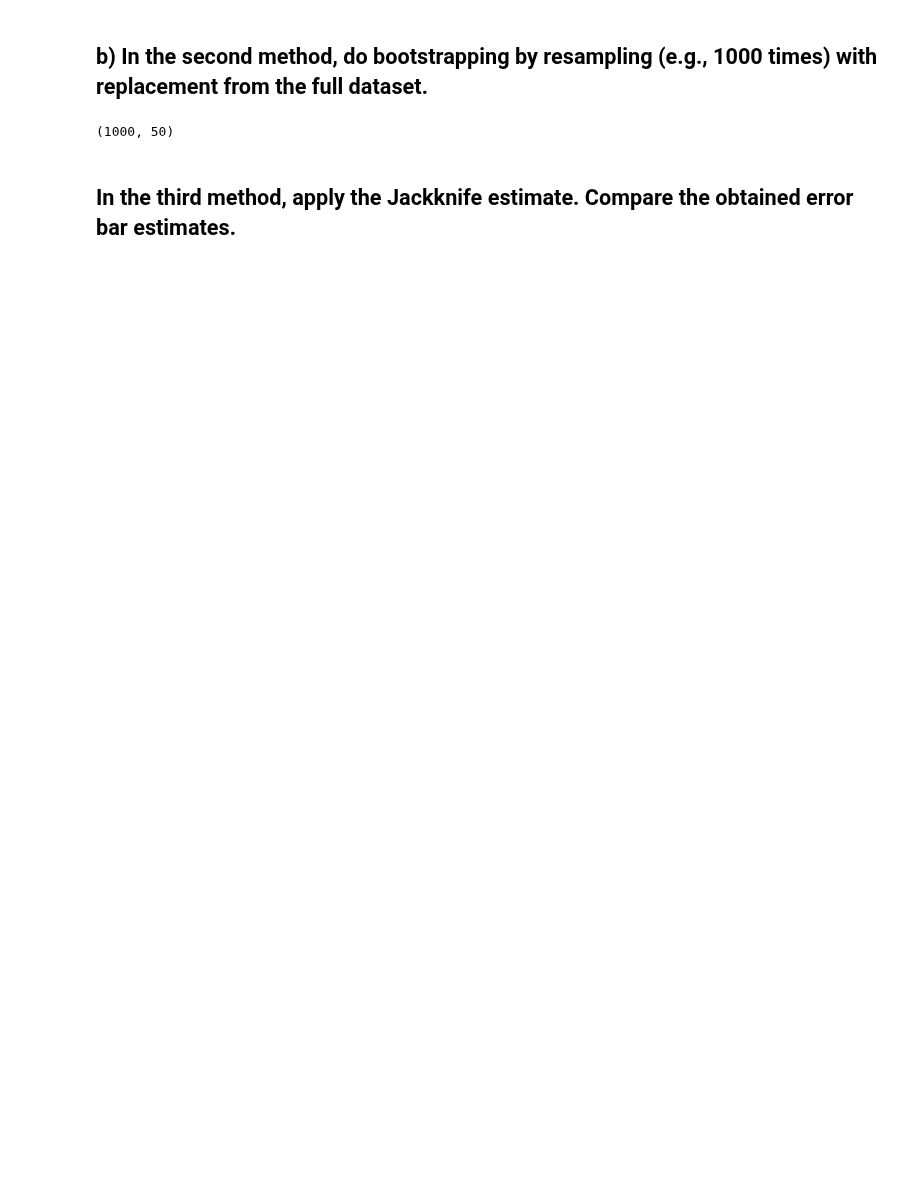
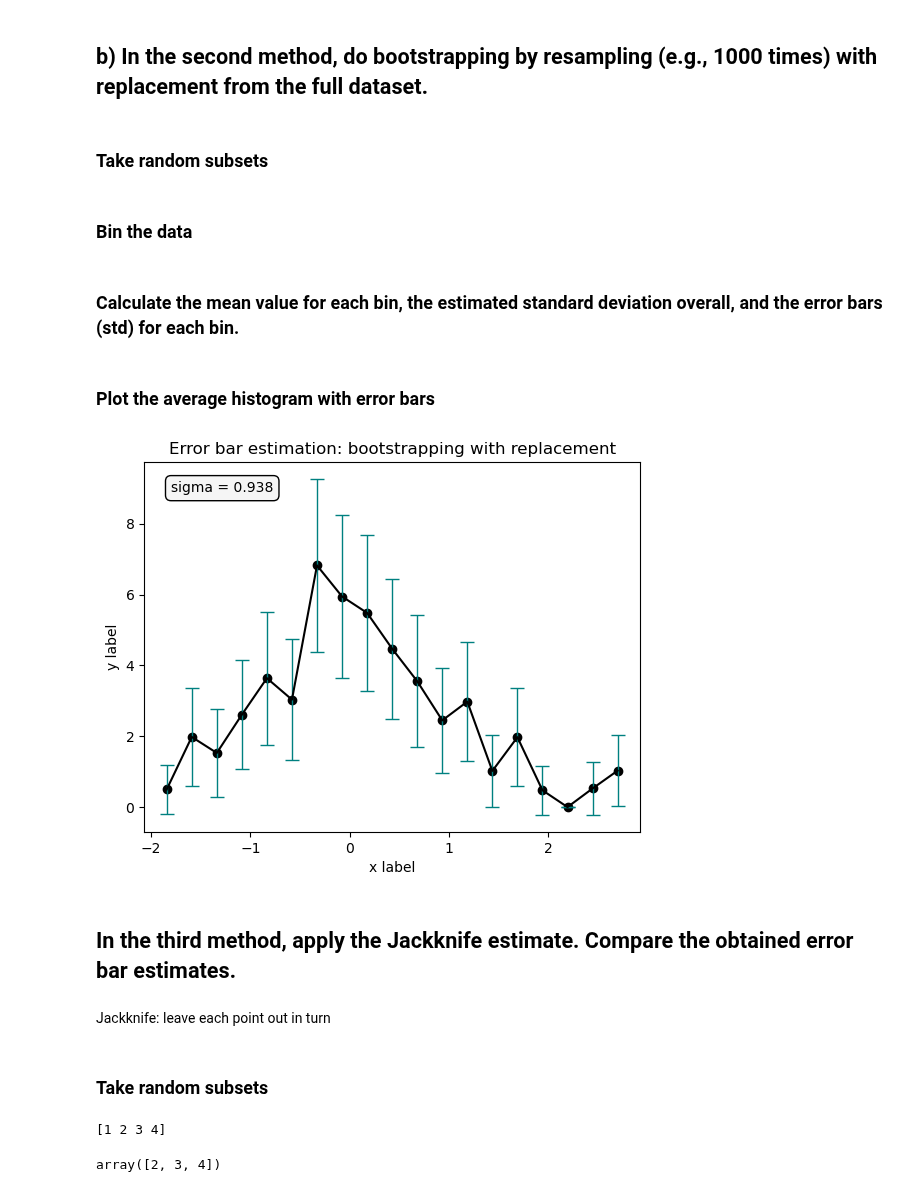
Before and after one commit to acumpelik/DSSC23, a Jupyter notebook: DSSC23-Homework3-Andrea_Cumpelik.ipynb, the cells around one changed output. Drawn from its saved outputs; the diff is of its cells as text; code cells hidden in the pictures; blank space fills up the shorter version.

```diff
--- a/DSSC23-Homework3-Andrea_Cumpelik.ipynb
+++ b/DSSC23-Homework3-Andrea_Cumpelik.ipynb
@@ -116,24 +149,67 @@ plt.scatter(bins[:-1], counts, marker='o', s=15,color='k')
 # %% [markdown]
 ## b) In the second method, do bootstrapping by resampling (e.g., 1000 times) with replacement from the full dataset.
+# %% [markdown]
+### Take random subsets
 # %%
-sample_size = int(data.size/2)
+subsetSize = int(data.size/2)
 permutations = 1000
-std_estimates2 = np.zeros(permutations)
 
-def sample_with_replacement(data, sample_size, permutations):
-    samples = np.zeros((permutations, sample_size)) # store sample for each permutation; may delete later
+def bootstrap_with_replacement(data, subsetSize, permutations):
+    '''
+    Takes a random subset of the data by drawing each element individually with replacement.
+    Input: data, subsetSize = size of the random subset, permutations = number of samples to draw.
+    Output: bootstrapped subsets (with replacement)
+    '''
+    subsets = np.zeros((permutations, subsetSize)) # store sample for each permutation; may delete later
     for run in range(permutations):
-        for element in range(sample_size):
-            samples[run, element] = np.random.choice(data)
-    return samples
+        for element in range(subsetSize):
+            subsets[run, element] = np.random.choice(data)
+    return subsets
 
-samples = sample_with_replacement(data,sample_size,permutations)
-
-samples.shape
-
-# def estimate_std_w_replacement:
-#     return
+subsets2 = bootstrap_with_replacement(data, subsetSize, permutations)
-# %% [output]
-(1000, 50)
+# %% [markdown]
+### Bin the data
+# %%
+binned_samples2 = bin_samples(subsets2, bins)
+# %% [markdown]
+### Calculate the mean value for each bin, the estimated standard deviation overall, and the error bars (std) for each bin.
+# %%
+# Find std for each bootstrapped subset
+subset_stds2 = np.zeros(permutations)
+for subset in range(permutations):
+    subset_stds2[subset] = np.std(subsets2[subset])
+
+total_std2 = np.mean(subset_stds2)
+
+means2 = np.mean(binned_samples2, axis=0)
+stds2 = np.std(binned_samples2, axis=0)
+# %% [markdown]
+### Plot the average histogram with error bars
+# %%
+plt.scatter(bins[:-1], means2, color='k')
+plt.errorbar(bins[:-1],means2, color='k', yerr=stds2, elinewidth=1, ecolor='teal', capsize=5)
+plt.title('Error bar estimation: bootstrapping with replacement')
+plt.xlabel('x label')
+plt.ylabel('y label')
+plt.text(-1.8,9.2,f'sigma = {total_std2:.3f}', verticalalignment='top',bbox=dict(facecolor='whitesmoke', edgecolor='k', boxstyle='round,pad=.4'))
+
+plt.show()
+# %% [output]
+[figure, added]
 # %% [markdown]
 ## In the third method, apply the Jackknife estimate. Compare the obtained error bar estimates.
+# %% [markdown]
+Jackknife: leave each point out in turn
+# %% [markdown]
+### Take random subsets
+# %%
+somedata = np.array([1,2,3,4])
+
+newdata = np.delete(somedata, 0)
+
+print(somedata)
+
+newdata
+# %% [output]
+[1 2 3 4]
+array([2, 3, 4])
```
Also changed, not shown: parts of 17 cells of this notebook, 2 other files.
